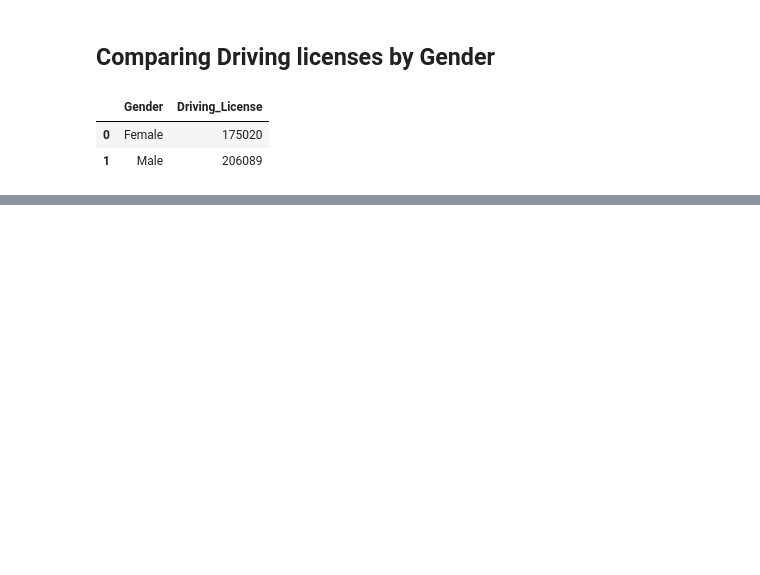
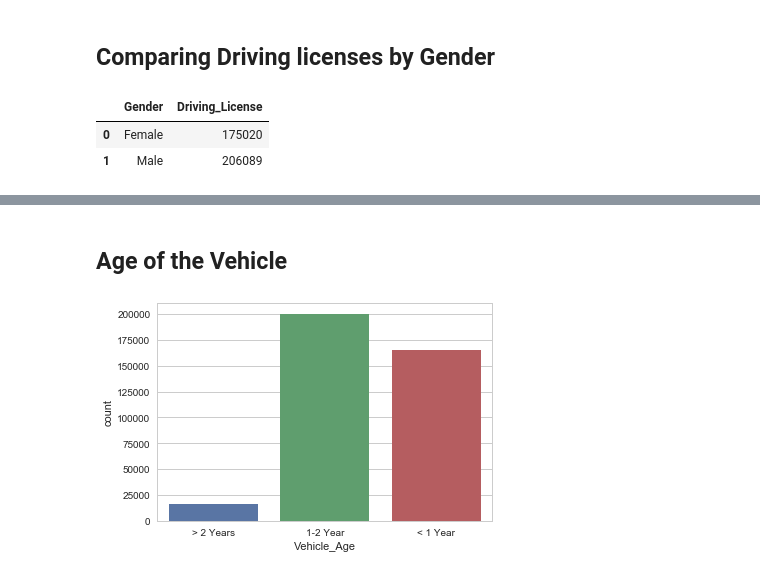
Before and after one commit to MananTaneja/MLDM_CaseStudy_Insurance, a Jupyter notebook: manan_review1(1).ipynb, the cells around one changed output, grey strips where cells are left out. Saved outputs shown, nothing was run; the diff lists cells and outputs as text; code cells hidden in the pictures; blank space fills up the shorter version.

```diff
--- a/manan_review1(1).ipynb
+++ b/manan_review1(1).ipynb
@@ -165,0 +168,7 @@ sns.catplot(x="Gender", y="Driving_License", data=df, kind="bar", palette="rocke
+# %% [markdown]
+## Age of the Vehicle
+# %%
+cnp5=sns.countplot(train.Vehicle_Age)
+plt.show(cnp5)
+# %% [output]
+[figure, added]
```
Also changed, not shown: parts of 18 cells of this notebook.
